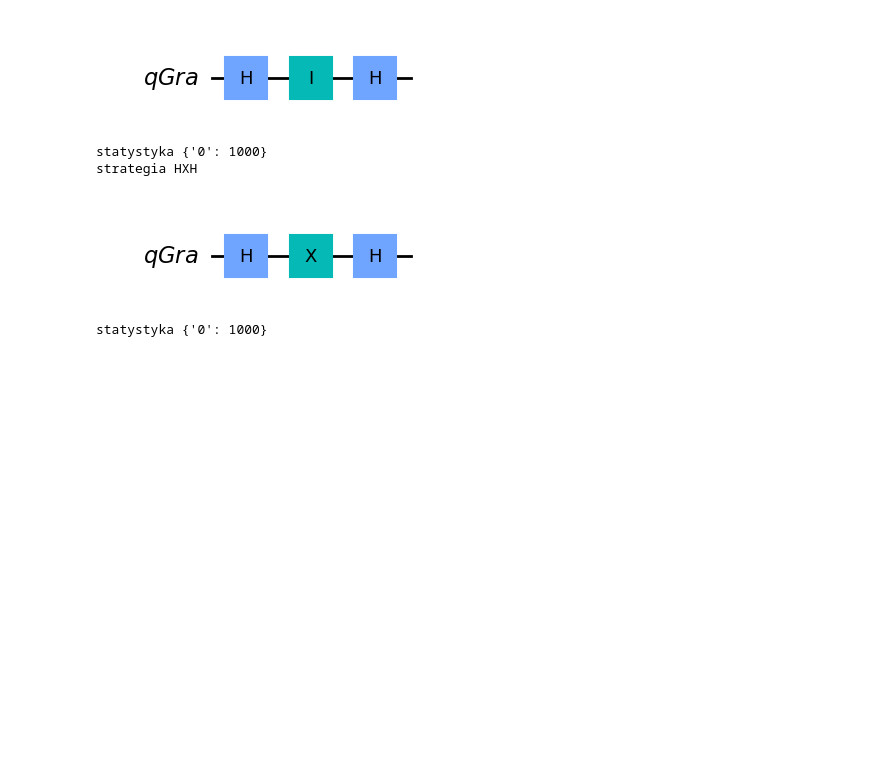
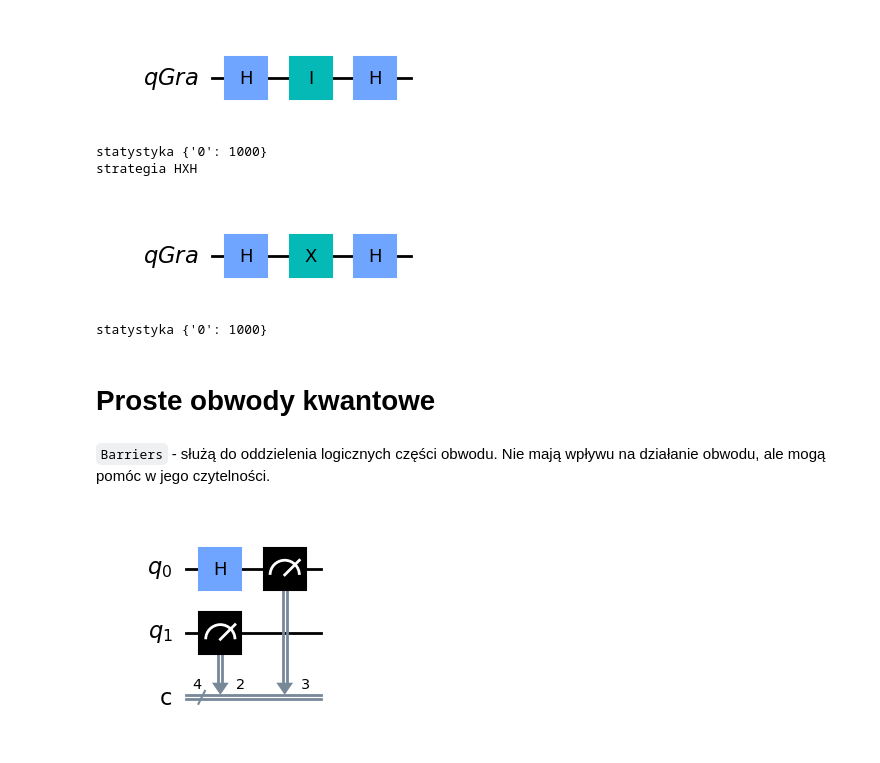
Before and after one commit to sebkaz-teaching/intro_to_qml, a Jupyter notebook: cwiczenia/cw3.ipynb, the cells around one changed output. Saved outputs shown, nothing was run; the diff lists cells and outputs as text; code cells hidden in the pictures; blank space fills up the shorter version.

```diff
--- a/cwiczenia/cw3.ipynb
+++ b/cwiczenia/cw3.ipynb
@@ -134,3 +136,15 @@ statystyka {'0': 1000}
 strategia HXH
 [figure]
 statystyka {'0': 1000}
+# %% [markdown]
+# Proste obwody kwantowe
+# %% [markdown]
+`Barriers` - służą do oddzielenia logicznych części obwodu. Nie mają wpływu na działanie obwodu, ale mogą pomóc w jego czytelności.
+# %%
+from qiskit import QuantumCircuit
+qc = QuantumCircuit(2,4)
+qc.h(0)
+qc.measure([1,0],[2,3])
+qc.draw('mpl')
+# %% [output]
+[figure, added]
```
Also changed, not shown: parts of 29 cells of this notebook, 58 other files.
